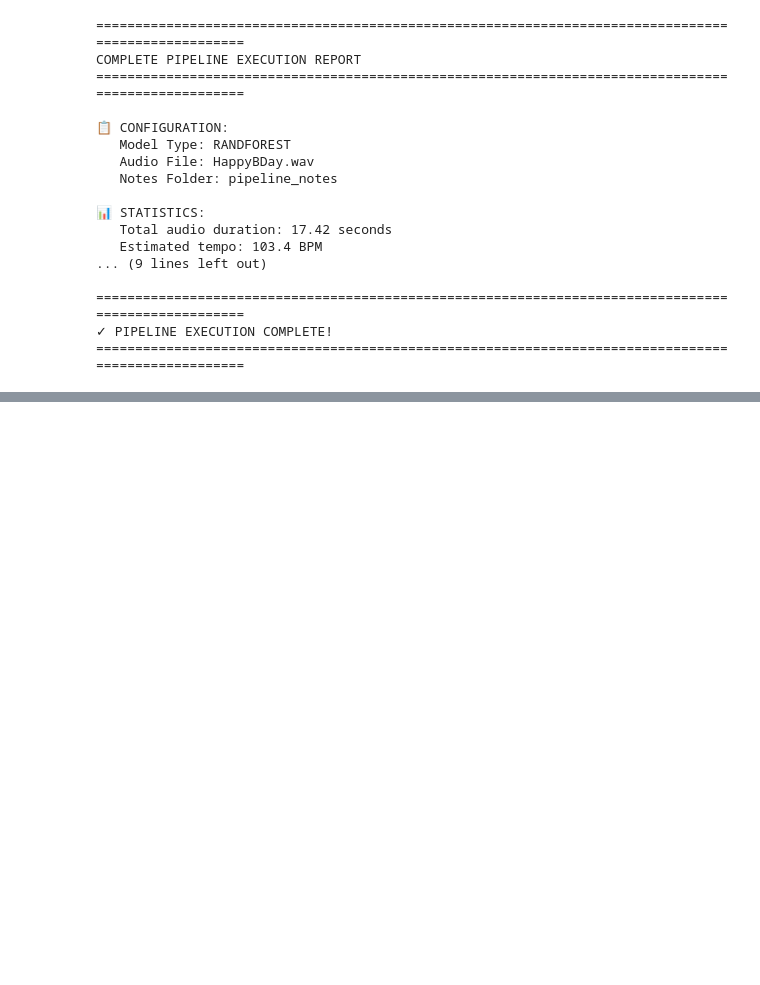
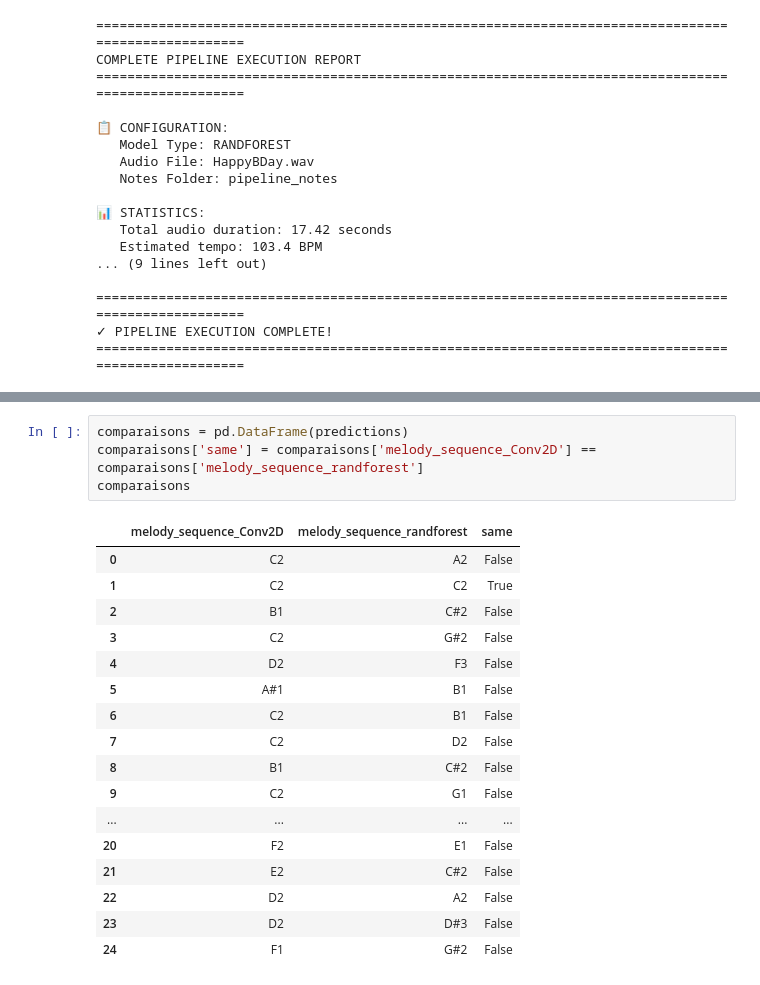
Before and after one commit to Lou-SdC/DataBass, a Jupyter notebook: notebooks/Edgar/pipeline_example.ipynb, the cells around one changed output, grey strips where cells are left out. Cells and saved outputs as stored; diff of their text form; blank space fills up the shorter version.

```diff
--- a/notebooks/Edgar/pipeline_example.ipynb
+++ b/notebooks/Edgar/pipeline_example.ipynb
@@ -444,0 +501,22 @@ COMPLETE PIPELINE EXECUTION REPORT
+# %%
+comparaisons = pd.DataFrame(predictions)
+comparaisons['same'] = comparaisons['melody_sequence_Conv2D'] == comparaisons['melody_sequence_randforest']
+comparaisons
+# %% [output]
+|  | melody_sequence_Conv2D | melody_sequence_randforest | same |
+| 0 | C2 | A2 | False |
+| 1 | C2 | C2 | True |
+| 2 | B1 | C#2 | False |
+| 3 | C2 | G#2 | False |
+| 4 | D2 | F3 | False |
+| 5 | A#1 | B1 | False |
+| 6 | C2 | B1 | False |
+| 7 | C2 | D2 | False |
+| 8 | B1 | C#2 | False |
+| 9 | C2 | G1 | False |
+| ... | ... | ... | ... |
+| 20 | F2 | E1 | False |
+| 21 | E2 | C#2 | False |
+| 22 | D2 | A2 | False |
+| 23 | D2 | D#3 | False |
+| 24 | F1 | G#2 | False |
```
Also changed, not shown: parts of 1 cell of this notebook, 1 other file.
